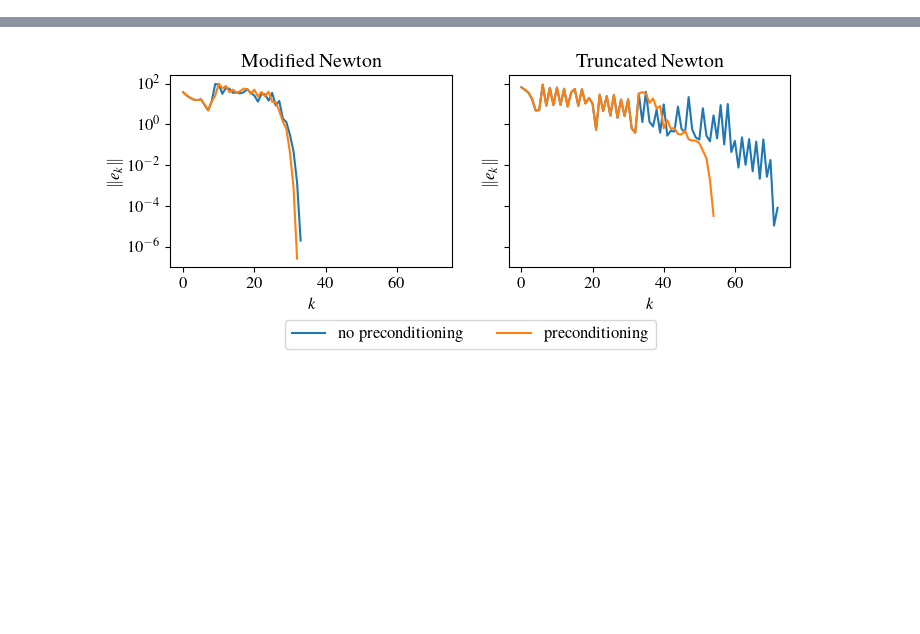
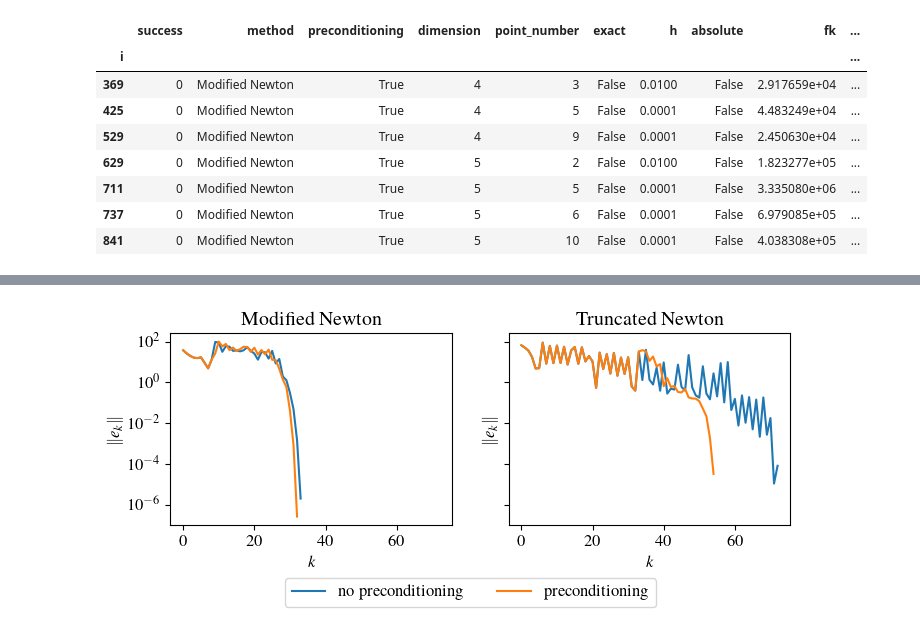
Before and after one commit to aleperlo/NO4LSP-SO-project, a Jupyter notebook: numerical-optimization/notebooks/tables.ipynb, the cells around one changed output, grey strips where cells are left out. Cells and saved outputs as stored; diff of their text form; code cells hidden in the pictures; blank space fills up the shorter version.

```diff
--- a/numerical-optimization/notebooks/tables.ipynb
+++ b/numerical-optimization/notebooks/tables.ipynb
@@ -134 +142,15 @@ Missing function Banded Trigonometric
+# %%
+df = load_results('banded_trigonometric')
+# %%
+df[(df.success == 0) & (df.k != 1000)]
+# %% [output]
+|  | success | method | preconditioning | dimension | point_number | exact | h | absolute | fk | ... |
+| i |  |  |  |  |  |  |  |  |  | ... |
+| 369 | 0 | Modified Newton | True | 4 | 3 | False | 0.0100 | False | 2.917659e+04 | ... |
+| 425 | 0 | Modified Newton | True | 4 | 5 | False | 0.0001 | False | 4.483249e+04 | ... |
+| 529 | 0 | Modified Newton | True | 4 | 9 | False | 0.0001 | False | 2.450630e+04 | ... |
+| 629 | 0 | Modified Newton | True | 5 | 2 | False | 0.0100 | False | 1.823277e+05 | ... |
+| 711 | 0 | Modified Newton | True | 5 | 5 | False | 0.0001 | False | 3.335080e+06 | ... |
+| 737 | 0 | Modified Newton | True | 5 | 6 | False | 0.0001 | False | 6.979085e+05 | ... |
+| 841 | 0 | Modified Newton | True | 5 | 10 | False | 0.0001 | False | 4.038308e+05 | ... |
 # %%
```
Also changed, not shown: parts of 10 cells of this notebook.
